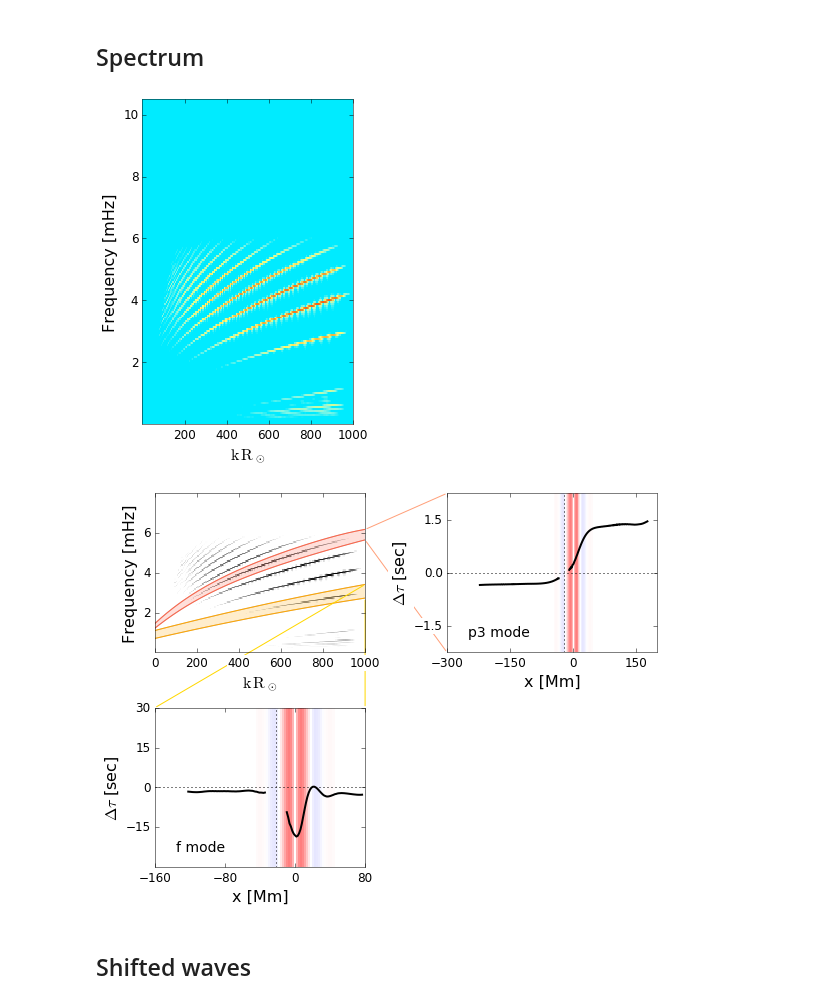
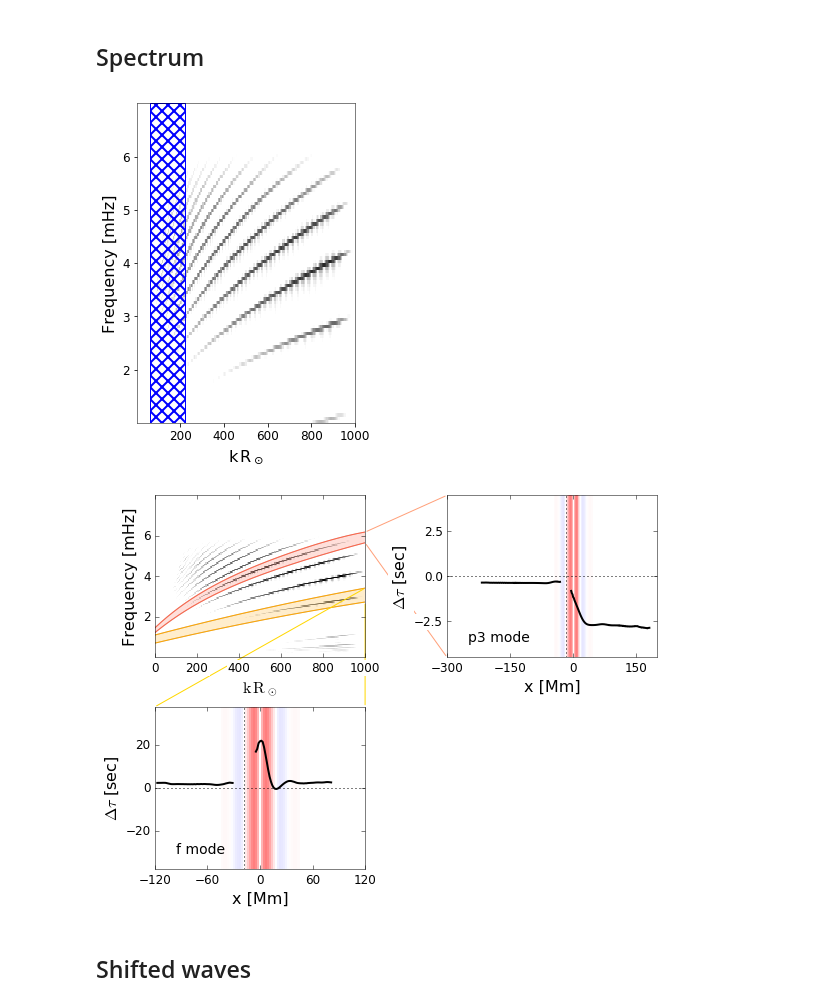
Before and after one commit to jishnub/sparc_flows, a Jupyter notebook: presentation_plots.ipynb, the cells around one changed output. Drawn from its saved outputs; the diff is of its cells as text; code cells hidden in the pictures.

Commit message:
new plots

```diff
--- a/presentation_plots.ipynb
+++ b/presentation_plots.ipynb
@@ -662,43 +661,49 @@ data = fitsread(os.path.join(datadir,"data",str(src).zfill(2)+".fits"))
 
 nt = data.shape[0]
 nu = np.fft.fftshift(np.fft.fftfreq(nt,dt))*1e3
 dnu = nu[1]-nu[0]
 nu_edges = np.linspace(nu[0]-dnu/2,nu[-1]+dnu/2,nt+1)
 
 data_spec= np.fft.fftshift(abs(np.fft.fft2(data))**2)
 
-C = np.loadtxt('cust_cmap')
-cm = colors.ListedColormap(C/255.0)
+# C = np.loadtxt('cust_cmap')
+# cm = colors.ListedColormap(C/255.0)
+
+# plt.pcolormesh(k_edges*Rsun,nu_edges,data_spec/data_spec.max(),
+# cmap=cm,rasterized=True,norm=colors.LogNorm(vmin=0.005, vmax=2))
 
 plt.pcolormesh(k_edges*Rsun,nu_edges,data_spec/data_spec.max(),
-cmap=cm,rasterized=True,norm=colors.LogNorm(vmin=0.005, vmax=2))
+cmap='Greys',rasterized=True,norm=colors.LogNorm(vmin=0.005, vmax=2))
 
 ax = plt.gca()
 
 plt.xlim(0,1000)
-plt.ylim(0,10.5)
+plt.ylim(1,7)
 
 ax.xaxis.set_major_locator(ticker.MaxNLocator(5,prune="lower"))
 ax.yaxis.set_major_locator(ticker.MaxNLocator(6,prune="both"))
+
+# matplotlib.rcParams['hatch.linewidth'] = 2
+ax.axvspan(2*np.pi/75*Rsun,2*np.pi/20*Rsun,ls='solid',color="b",fill=False,hatch="x"*2)
 
 plt.xlabel(r"$\mathrm{k\,R_\odot}$",fontsize=16,labelpad=5);
 plt.ylabel(r"Frequency [mHz]",fontsize=16);
 
 [i.set_linewidth(0.5) for i in ax.spines.itervalues()]
 
 plt.gcf().set_size_inches(4,5.35)
 plt.tick_params(labelsize=12)
 plt.tick_params(axis="y",labelsize=12)
 plt.tight_layout()
 
 if not os.path.exists("plots"): os.makedirs("plots")
-plt.savefig(os.path.join("plots","spectrum.eps"))
+plt.savefig(os.path.join("plots","spectrum.eps"),dpi=100)
 # %% [output]
-[figure, old version]
+[figure, new version]
 # %%
-src=1
+src=2
 masterpixels=np.loadtxt(os.path.join(datadir,'master.pixels'),ndmin=1)
-srcloc=masterpixels[int(src)-1]
+srcloc=masterpixels[int(src)-1];src_x=srcloc
 srcloc_ind=np.argmin(abs(x-srcloc))
 
 data = fitsread(os.path.join(datadir,"data",str(src).zfill(2)+".fits"))
@@ -755,8 +760,8 @@ xcoords_left=np.take(x,td[left_pix,0].astype(int))
 right_pix=np.where(td[:,0]>srcloc_ind)[0]
 xcoords_right=np.take(x,td[right_pix,0].astype(int))
 
-p=ax2.plot(xcoords_left,td[left_pix,1],linewidth=2,zorder=2,color="black")[0]
-ax2.plot(xcoords_right,td[right_pix,1],linewidth=2,zorder=2,color="black")
+p=ax2.plot(xcoords_left,-td[left_pix,1],linewidth=2,zorder=2,color="black")[0]
+ax2.plot(xcoords_right,-td[right_pix,1],linewidth=2,zorder=2,color="black")
 ax2.axhline(0,ls="dotted",color="black")
 plt.ylim(-abs(np.array(plt.ylim())).max(),abs(np.array(plt.ylim())).max())
 plt.text(0.1,0.1,"p3 mode",transform=ax2.transAxes,fontdict={"size":14})
@@ -770,8 +775,8 @@ xcoords_left=np.take(x,td[left_pix,0].astype(int))
 right_pix=np.where(td[:,0]>srcloc_ind)[0]
 xcoords_right=np.take(x,td[right_pix,0].astype(int))
 
-p=ax3.plot(xcoords_left,td[left_pix,1],linewidth=2,zorder=2,color="black")[0]
-ax3.plot(xcoords_right,td[right_pix,1],linewidth=2,zorder=2,color="black")
+p=ax3.plot(xcoords_left,-td[left_pix,1],linewidth=2,zorder=2,color="black")[0]
+ax3.plot(xcoords_right,-td[right_pix,1],linewidth=2,zorder=2,color="black")
 ax3.axhline(0,ls="dotted",color="black")
 plt.ylim(-abs(np.array(plt.ylim())).max(),abs(np.array(plt.ylim())).max())
 plt.text(0.1,0.1,"f mode",transform=ax3.transAxes,fontdict={"size":14})
@@ -828,7 +833,7 @@ plt.tight_layout()
 if not os.path.exists("plots"): os.makedirs("plots")
 plt.savefig(os.path.join("plots","spectrum_tt.eps"))
 # %% [output]
-[figure, old version]
+[figure, new version]
 # %% [markdown]
 ## Shifted waves
 # %%
```
Also changed, not shown: parts of 4 cells of this notebook.
